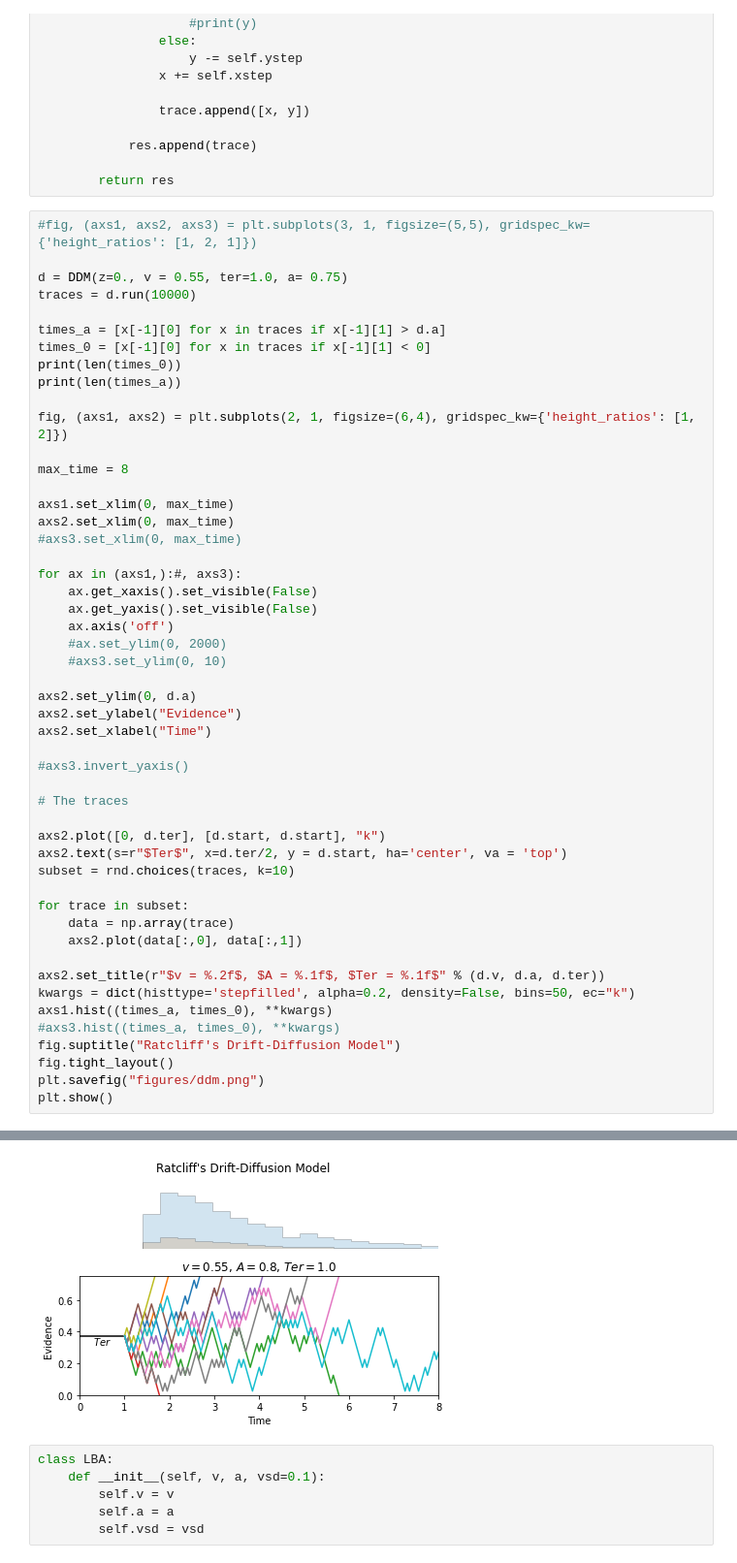
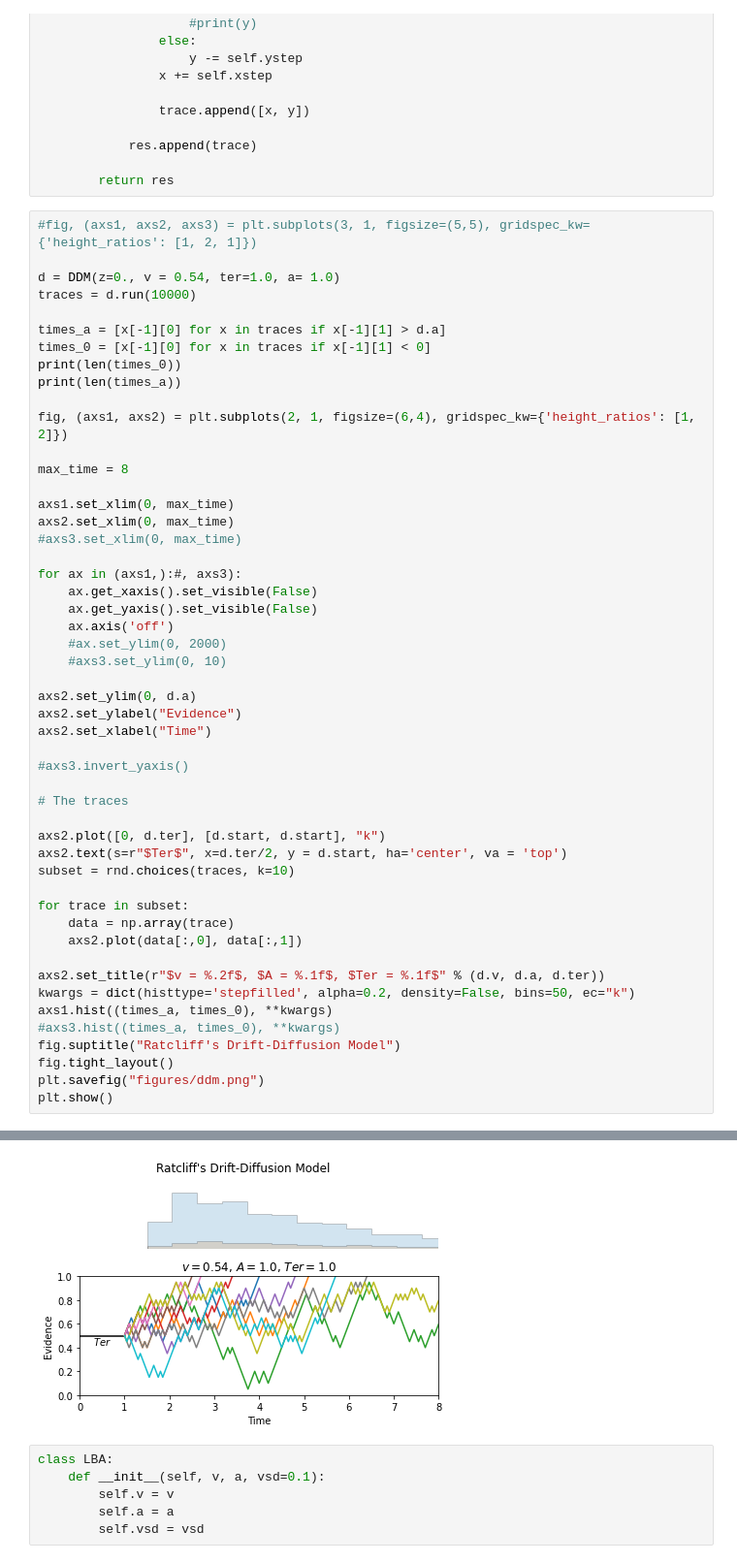
Before and after one commit to TheRealDrDre/CompCogNeuro, a Jupyter notebook: ACC/DDM.ipynb, the cells around one changed output, grey strips where cells are left out. Shown at 97% size. Saved outputs shown, nothing was run; the diff lists cells and outputs as text.

```diff
--- a/ACC/DDM.ipynb
+++ b/ACC/DDM.ipynb
@@ -35,7 +35,7 @@ class DDM():
 # %%
 #fig, (axs1, axs2, axs3) = plt.subplots(3, 1, figsize=(5,5), gridspec_kw={'height_ratios': [1, 2, 1]})
 
-d = DDM(z=0., v = 0.55, ter=1.0, a= 0.75)
+d = DDM(z=0., v = 0.54, ter=1.0, a= 1.0)
 traces = d.run(10000)
 
 times_a = [x[-1][0] for x in traces if x[-1][1] > d.a]
@@ -88,4 +88,4 @@ plt.show()
-[figure, old version]
+[figure, new version]
 # %%
 class LBA:
     def __init__(self, v, a, vsd=0.1):
```
Also changed, not shown: parts of 1 cell of this notebook.
